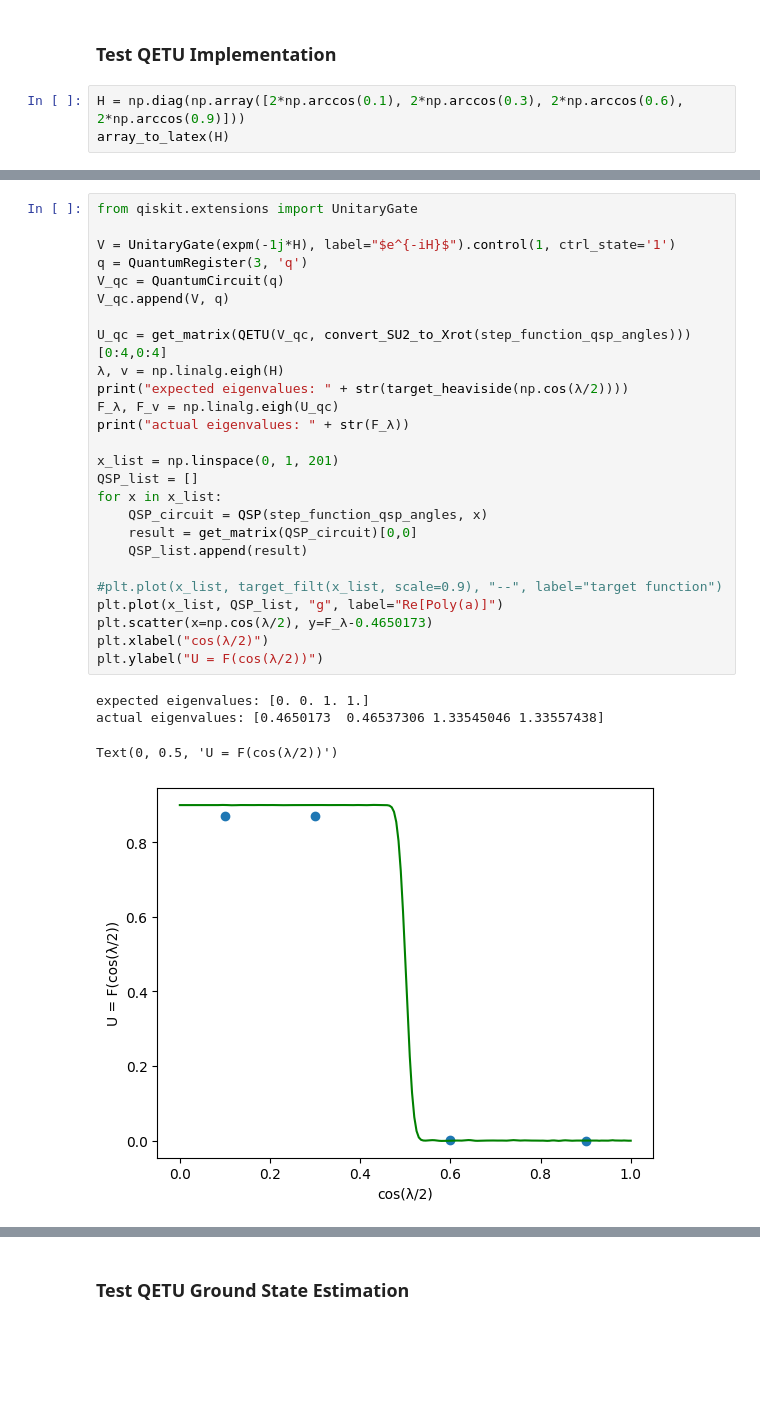
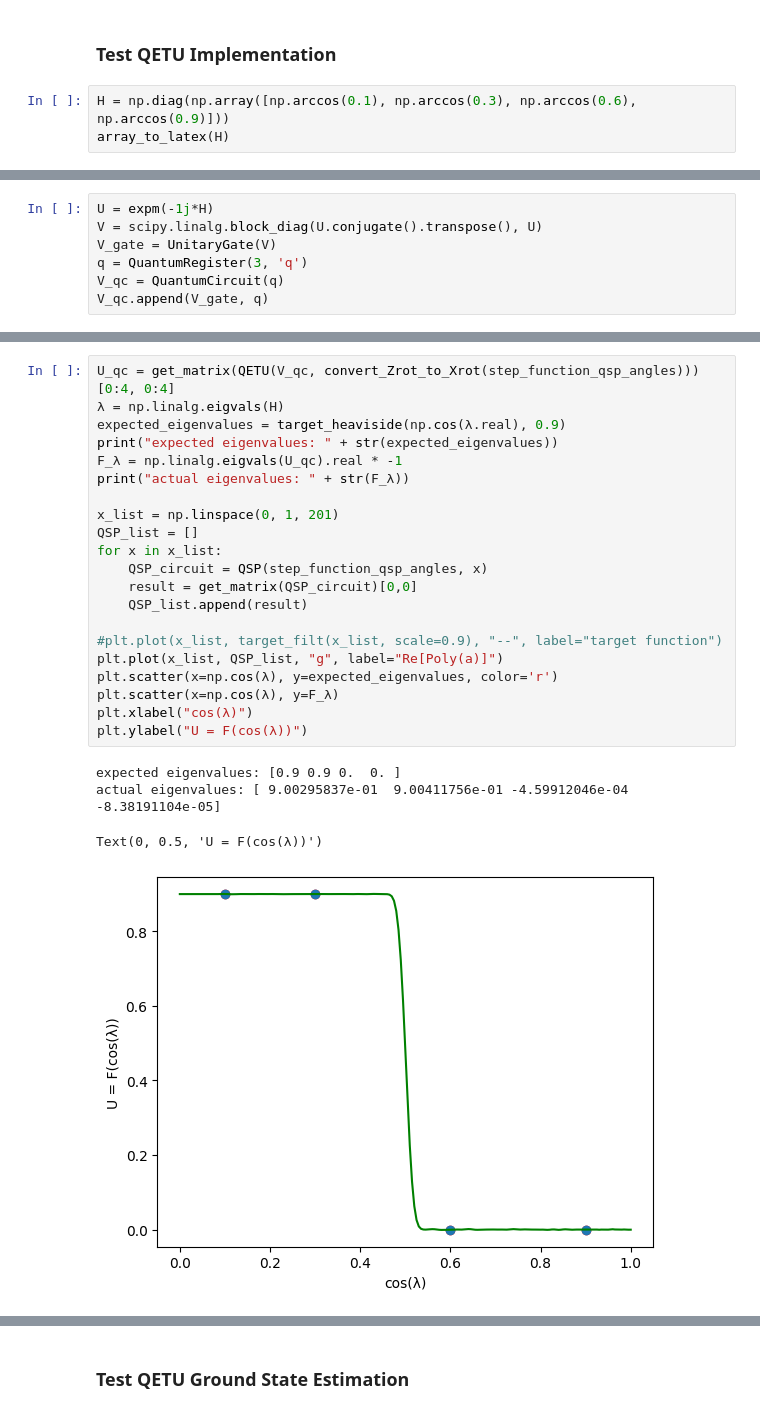
Before and after one commit to thilomueller/QETU, a Jupyter notebook: test_qetu.ipynb, the cells around one changed output, grey strips where cells are left out. Saved outputs shown, nothing was run; the diff lists cells and outputs as text; blank space fills up the shorter version.

Commit message:
convert phase angles from W_Z to W convention

```diff
--- a/test_qetu.ipynb
+++ b/test_qetu.ipynb
@@ -167,7 +168,7 @@ plt.legend()
 # %% [markdown]
 ### Test QETU Implementation
 # %%
-H = np.diag(np.array([2*np.arccos(0.1), 2*np.arccos(0.3), 2*np.arccos(0.6), 2*np.arccos(0.9)]))
+H = np.diag(np.array([np.arccos(0.1), np.arccos(0.3), np.arccos(0.6), np.arccos(0.9)]))
 array_to_latex(H)
 # %% [output]
 $$
@@ -179,2 +180,9 @@ $$
  \end{bmatrix}
 $$
+# %%
+U = expm(-1j*H)
+V = scipy.linalg.block_diag(U.conjugate().transpose(), U)
+V_gate = UnitaryGate(V)
+q = QuantumRegister(3, 'q')
+V_qc = QuantumCircuit(q)
+V_qc.append(V_gate, q)
@@ -181,31 +191,26 @@ $$
 # %%
-from qiskit.extensions import UnitaryGate
-
-V = UnitaryGate(expm(-1j*H), label="$e^{-iH}$").control(1, ctrl_state='1')
-q = QuantumRegister(3, 'q')
-V_qc = QuantumCircuit(q)
-V_qc.append(V, q)
-
-U_qc = get_matrix(QETU(V_qc, convert_SU2_to_Xrot(step_function_qsp_angles)))[0:4,0:4]
-λ, v = np.linalg.eigh(H)
-print("expected eigenvalues: " + str(target_heaviside(np.cos(λ/2))))
-F_λ, F_v = np.linalg.eigh(U_qc)
+U_qc = get_matrix(QETU(V_qc, convert_Zrot_to_Xrot(step_function_qsp_angles)))[0:4, 0:4]
+λ = np.linalg.eigvals(H)
+expected_eigenvalues = target_heaviside(np.cos(λ.real), 0.9)
+print("expected eigenvalues: " + str(expected_eigenvalues))
+F_λ = np.linalg.eigvals(U_qc).real * -1
 print("actual eigenvalues: " + str(F_λ))
 
 x_list = np.linspace(0, 1, 201)
 QSP_list = []
 for x in x_list:
     QSP_circuit = QSP(step_function_qsp_angles, x)
     result = get_matrix(QSP_circuit)[0,0]
     QSP_list.append(result)
 
 #plt.plot(x_list, target_filt(x_list, scale=0.9), "--", label="target function")
 plt.plot(x_list, QSP_list, "g", label="Re[Poly(a)]")
-plt.scatter(x=np.cos(λ/2), y=F_λ-0.4650173)
-plt.xlabel("cos(λ/2)")
-plt.ylabel("U = F(cos(λ/2))")
+plt.scatter(x=np.cos(λ), y=expected_eigenvalues, color='r')
+plt.scatter(x=np.cos(λ), y=F_λ)
+plt.xlabel("cos(λ)")
+plt.ylabel("U = F(cos(λ))")
 # %% [output]
-expected eigenvalues: [0. 0. 1. 1.]
-actual eigenvalues: [0.4650173  0.46537306 1.33545046 1.33557438]
+expected eigenvalues: [0.9 0.9 0.  0. ]
+actual eigenvalues: [ 9.00295837e-01  9.00411756e-01 -4.59912046e-04 -8.38191104e-05]
-Text(0, 0.5, 'U = F(cos(λ/2))')
+Text(0, 0.5, 'U = F(cos(λ))')
-[figure, old version]
+[figure, new version]
```
Also changed, not shown: parts of 8 cells of this notebook, 3 other files.
